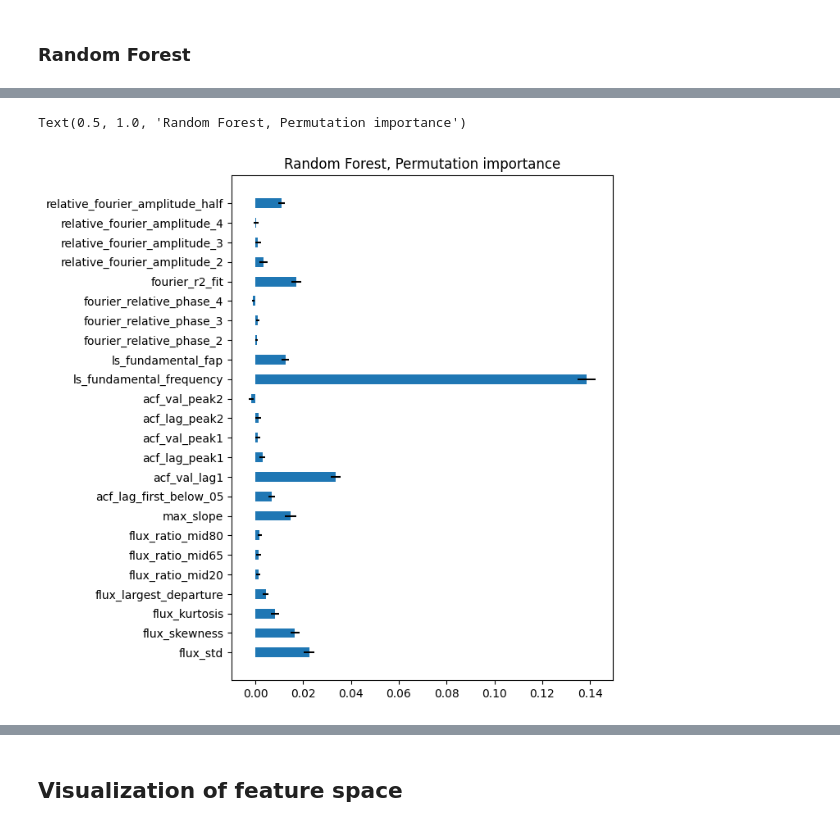
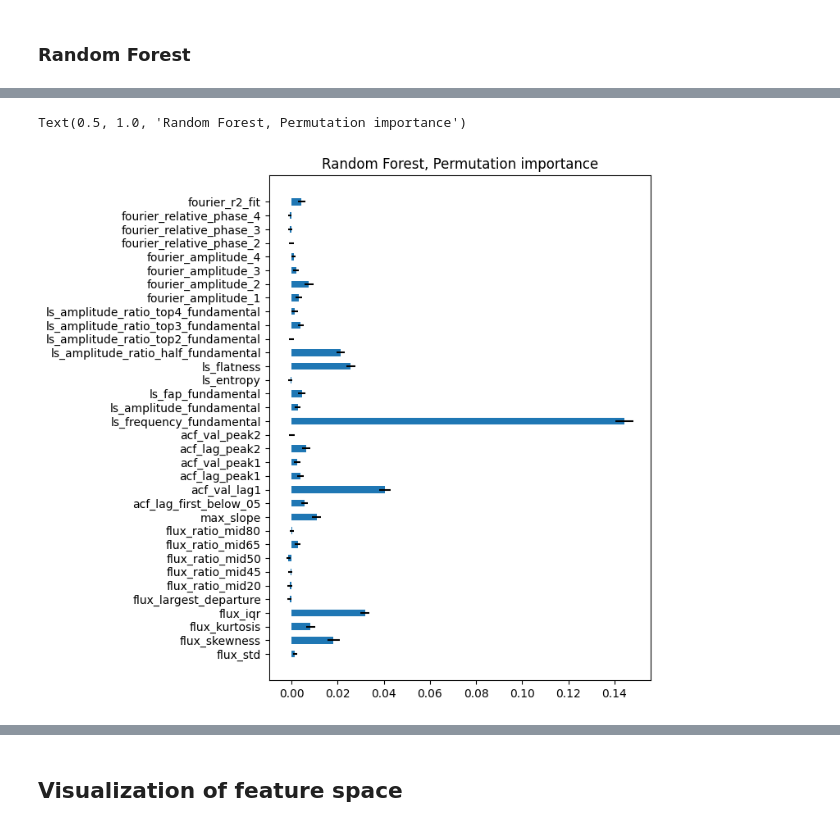
Before and after one commit to IvS-Asteroseismology/plato_classification_features, a Jupyter notebook: notebooks/model_training.ipynb, the cells around one changed output, grey strips where cells are left out. Saved outputs shown, nothing was run; the diff lists cells and outputs as text; code cells hidden in the pictures.

Commit message:
support for xgboost classifier and new periodogram features

```diff
--- a/notebooks/model_training.ipynb
+++ b/notebooks/model_training.ipynb
@@ -166,10 +113,10 @@ shape: (8, 32)
 #tic_train, tic_test, _, _ = train_test_split(tic, y, stratify=y, test_size=0.3, random_state=1234, shuffle=True)
 
 # Use same partitions as neural net
-tic_train = pl.read_csv(plato_data_directory / 'training_df_try7_train_gaiaids.csv').to_series().cast(pl.String).to_list()
-tic_val = pl.read_csv(plato_data_directory / 'training_df_try7_val_gaiaids.csv').to_series().cast(pl.String).to_list()
+tic_train = pl.read_csv(plato_data_directory / f"{training_set}_train_gaiaids.csv").to_series().to_list()
+tic_val = pl.read_csv(plato_data_directory / f"{training_set}_val_gaiaids.csv").to_series().to_list()
 tic_train = tic_train + tic_val
-tic_test = pl.read_csv(plato_data_directory / 'training_df_try7_test_gaiaids.csv').to_series().cast(pl.String).to_list()
+tic_test = pl.read_csv(plato_data_directory / f"{training_set}_test_gaiaids.csv").to_series().to_list()
 
 df_train = df_training_features.filter(pl.col('GaiaID').is_in(tic_train))
 path_train = df_train['path'].to_numpy()
@@ -213,7 +160,7 @@ dist = 0.5 * (dist + dist.T)
 np.fill_diagonal(dist, 0.0)
 
 link = linkage(squareform(dist), method='average')
-clusters = fcluster(link, t=0.05, criterion='distance') # 95% correlation
+clusters = fcluster(link, t=0.01, criterion='distance') # 99% correlation
 
 selected_features = []
 for c in np.unique(clusters):
@@ -224,4 +171,7 @@ selected_features = np.sort(np.array(selected_features))
 
 X_train = X_train[:, selected_features]
 X_test  = X_test[:, selected_features]
+
+with open(save_path / 'selected_features.pkl', "wb") as f:
+    dump(selected_features, f, protocol=5)
 # %% [output]
@@ -382,0 +351,29 @@ Text(0.5, 1.0, 'Random Forest Mean Decrease in Impurity')
+# %%
+%%time
+
+# XGBoost, macro f1 record: 0.917
+from xgboost import XGBClassifier
+
+xgb = XGBClassifier(
+    objective="multi:softprob",
+    eval_metric="mlogloss",
+    tree_method="hist",
+    n_jobs=8,
+    random_state=1234
+)
+
+param_grid = {
+    "n_estimators": [150, 300],
+    "max_depth": [2, 3, 5],
+    "min_child_weight": [3, 5],
+    "gamma": [0.1, 0.5, 1.0],
+    "learning_rate": [0.1, 0.3],
+    "subsample": [0.75],
+    #"colsample_bytree": [0.7, 0.9, 1.0],
+    #"reg_lambda": [0.0, 1.0, 5.0],
+}
+cv = StratifiedGroupKFold(n_splits=5, shuffle=True, random_state=1234)
+
+clf = GridSearchCV(estimator=xgb, param_grid=param_grid, scoring="f1_macro", cv=cv, n_jobs=4, verbose=1)
+clf.fit(X_train_pre, le.transform(y_train), groups=train_groups)
+print(classification_report(y_true=y_test, y_pred=le.inverse_transform(clf.predict(X_test_pre)), digits=3))
@@ -388,9 +436,9 @@ from sklearn.inspection import permutation_importance
 # Underestimates importance under feature correlation.
 # If two features encode the same information, permuting one may not hurt performance.
 
-pi_global = permutation_importance(clf.best_estimator_, X_test_pre, y_test, scoring="f1_macro", n_repeats=30, random_state=0, n_jobs=16)
+pi_global = permutation_importance(clf.best_estimator_, X_test_pre, le.transform(y_test), scoring="f1_macro", n_repeats=30, random_state=0, n_jobs=16)
 
 fig, ax = plt.subplots(figsize=(6, 8))
 ax.barh(y=np.array(X_name)[np.array(selected_features)], width=pi_global.importances_mean, xerr=pi_global.importances_std, height=0.5)
-ax.set_title('Random Forest, Permutation importance')
+ax.set_title('Permutation-based feature importance')
 # %% [output]
@@ -399,5 +447,5 @@ Wall time: 12.7 s
 Text(0.5, 1.0, 'Random Forest, Permutation importance')
-[figure, old version]
+[figure, new version]
 # %%
 %%time
 from sklearn.metrics import f1_score
```
Also changed, not shown: parts of 63 cells of this notebook, 6 other files.
